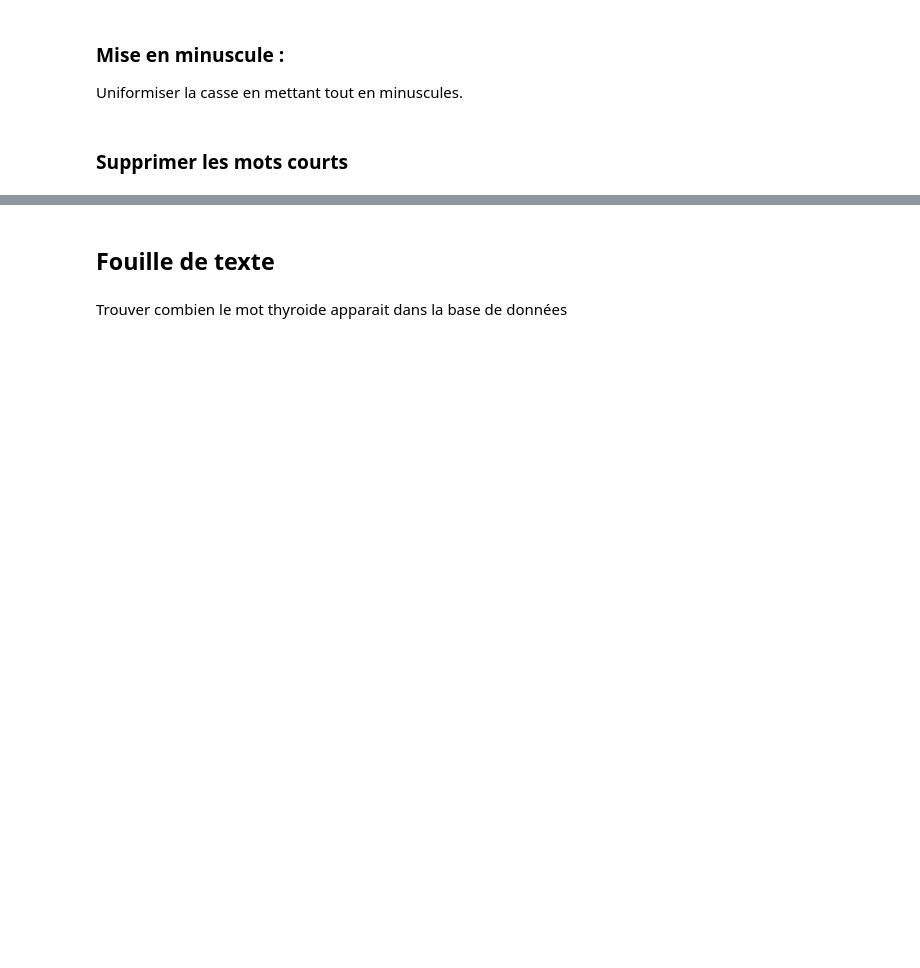
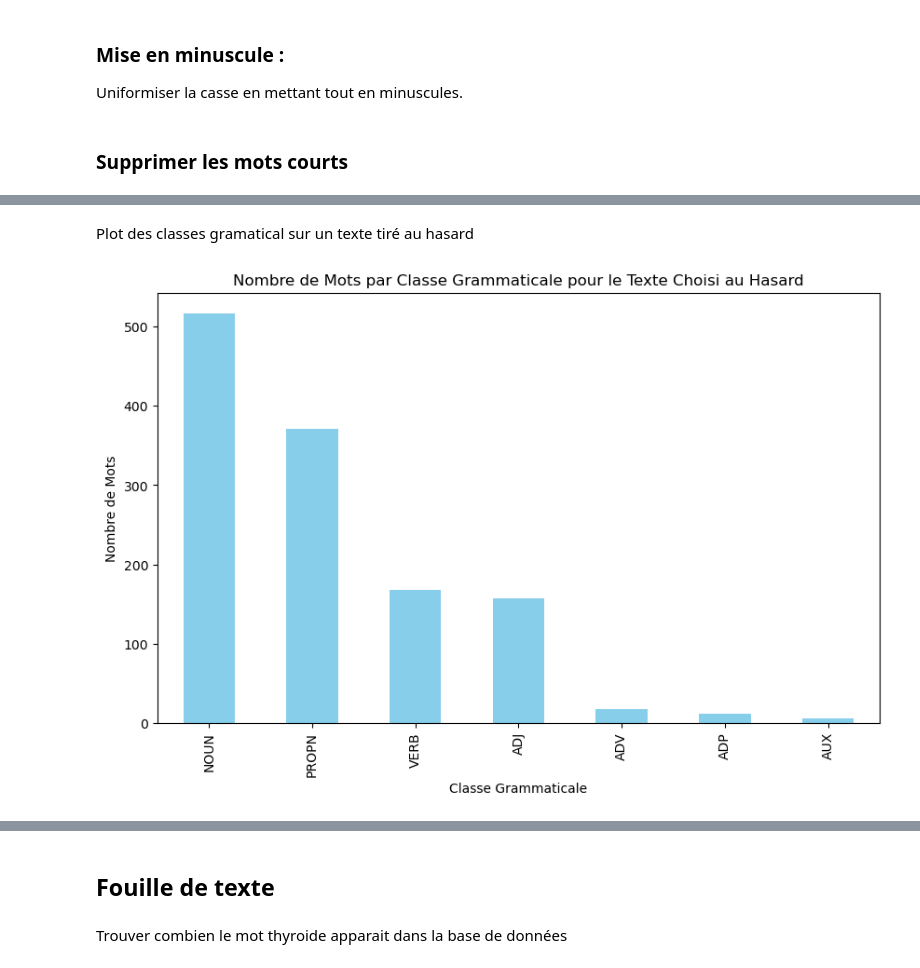
Before and after one commit to m4ddabs/projet-nlp-m2, a Jupyter notebook: projet_nlp_m2.ipynb, the cells around one changed output, grey strips where cells are left out. Saved outputs shown, nothing was run; the diff lists cells and outputs as text; code cells hidden in the pictures; blank space fills up the shorter version.

```diff
--- a/projet_nlp_m2.ipynb
+++ b/projet_nlp_m2.ipynb
@@ -110,2 +244,0 @@ df['Description'] = df['Description'].apply(remove_short_words)
-# %%
-spacy.load()
@@ -111,0 +261,16 @@ spacy.load()
+# %%
+import pandas as pd
+import spacy
+from random import choice
+nlp = spacy.load("en_core_web_sm")
+
+random_text_index = choice(df.index)
+random_text = df.loc[random_text_index, 'Description']
+
+random_text_doc = nlp(random_text)
+lemmatized_words = [(token.text, token.lemma_, token.pos_) for token in random_text_doc]
+
+print(f"Texte choisi au hasard :\n{random_text}\n")
+print("Lemmatisation et classes grammaticales :")
+for word, lemma, pos in lemmatized_words:
+    print(f"Mot : {word}, Lemme : {lemma}, Classe grammaticale : {pos}")
@@ -111,0 +295,27 @@ spacy.load()
+# %% [markdown]
+Plot des classes gramatical sur un texte tiré au hasard
+# %%
+import pandas as pd
+import spacy
+import matplotlib.pyplot as plt
+from random import choice
+
+
+nlp = spacy.load("en_core_web_sm")
+
+random_text_index = choice(df.index)
+random_text = df.loc[random_text_index, 'Description']
+
+random_text_doc = nlp(random_text)
+lemmatized_words = [(token.text, token.lemma_, token.pos_) for token in random_text_doc]
+
+pos_tags = [pos[2] for pos in lemmatized_words]
+pos_counts = pd.Series(pos_tags).value_counts()
+
+pos_counts.plot(kind='bar', figsize=(10, 6), color='skyblue')
+plt.xlabel('Classe Grammaticale')
+plt.ylabel('Nombre de Mots')
+plt.title('Nombre de Mots par Classe Grammaticale pour le Texte Choisi au Hasard')
+plt.show()
+# %% [output]
+[figure, added]
```
Also changed, not shown: parts of 31 cells of this notebook.
